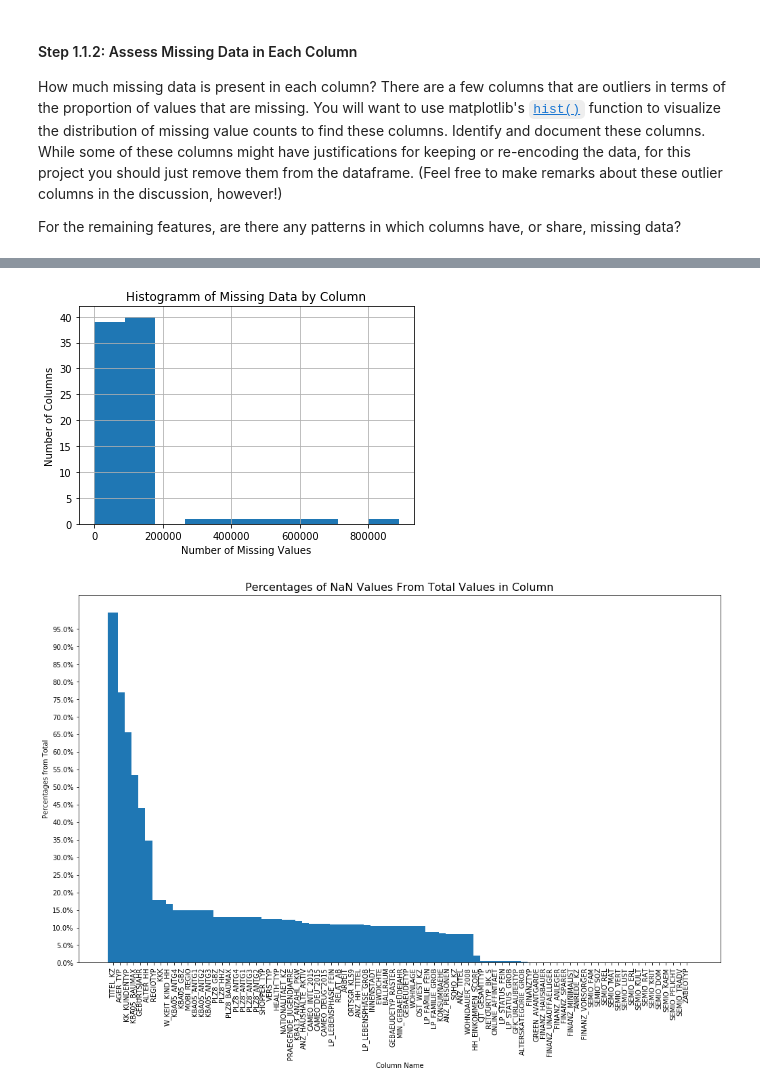
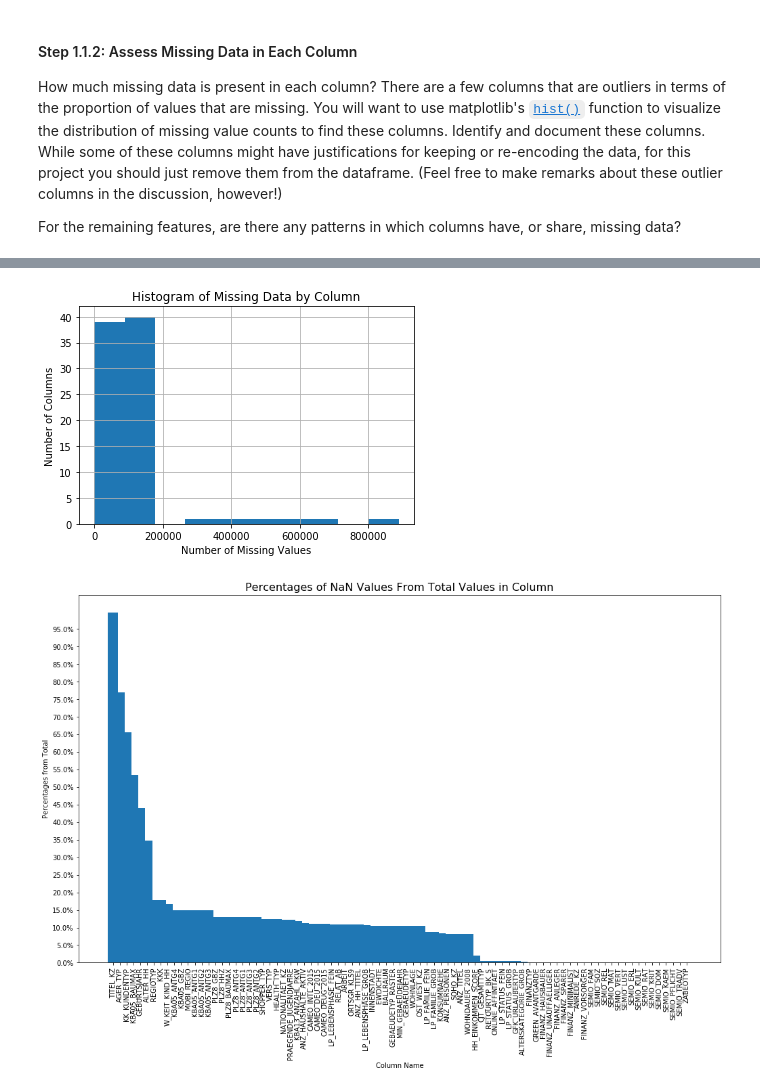
Before and after one commit to analia-barragan/Identify_Customer_Segments, a Jupyter notebook: Identify_Customer_Segments.ipynb, the cells around one changed output, grey strips where cells are left out. Saved outputs shown, nothing was run; the diff lists cells and outputs as text; code cells hidden in the pictures.

```diff
--- a/Identify_Customer_Segments.ipynb
+++ b/Identify_Customer_Segments.ipynb
@@ -319,7 +312,8 @@ def replace_by_nan(missing_values_list, column_referece_list):
         2. List of columns on which the values should be replaced by np.nan values
     OUTPUT:
         2. Dictionary containig the column name and the values that should be replaced mapped to np.nan values.
-        This dict can be used with the pd.DataFrame.replace() function to replace the desired values'''
+        This dict can be used with the pd.DataFrame.replace() function to replace the desired values
+        '''
     replace_values = {}
     for idx, i in enumerate(missing_values_list):
         temp_dict = {}
@@ -345,12 +391,10 @@ For the remaining features, are there any patterns in which columns have, or sha
 # %%
-# Perform an assessment of how much missing data there is in each column of the
-# dataset.
 azdias_clean.isnull().sum().hist()
 plt.xlabel('Number of Missing Values')
 plt.ylabel('Number of Columns')
-plt.title('Histogramm of Missing Data by Column');
+plt.title('Histogram of Missing Data by Column');
 # %% [output]
-[figure, old version]
+[figure, new version]
 # %%
 percentages = ((azdias_clean.isnull().sum()/azdias_clean.shape[0])*100).sort_values(ascending=False)
 
```
Also changed, not shown: parts of 106 cells of this notebook.
